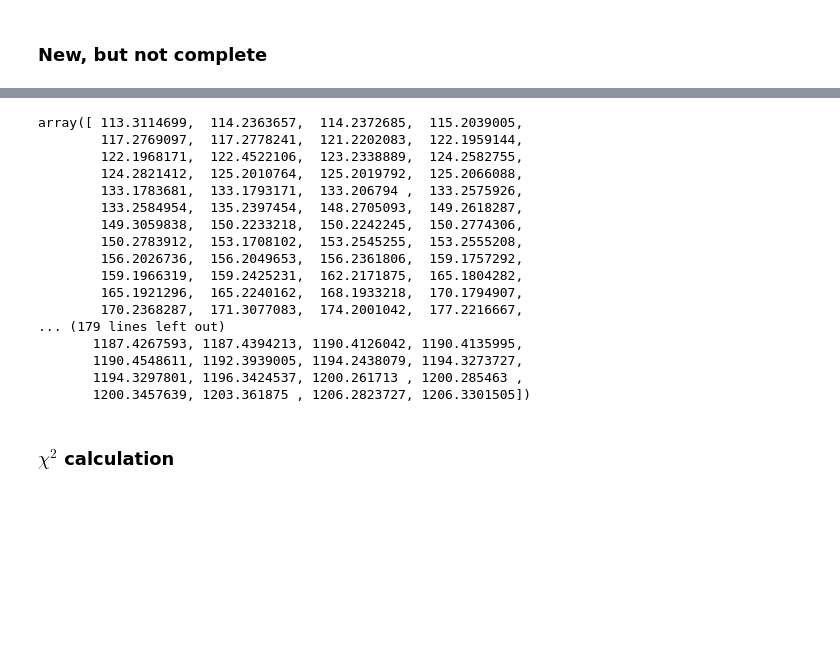
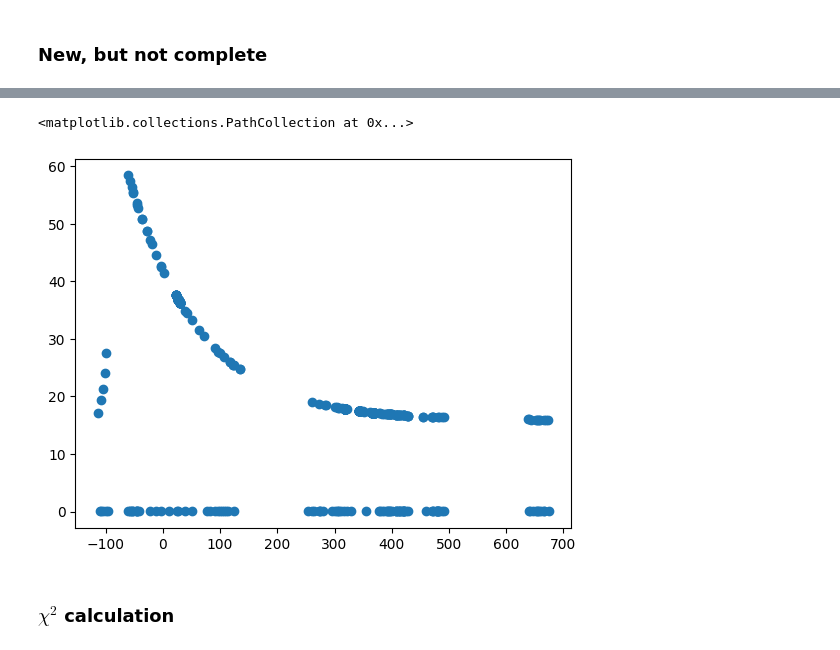
Before and after one commit to TimvdVuurst/FRP_TimvdVuurst, a Jupyter notebook: forced_photometry_2.ipynb, the cells around one changed output, grey strips where cells are left out. Cells and saved outputs as stored; diff of their text form; code cells hidden in the pictures; blank space fills up the shorter version.

```diff
--- a/forced_photometry_2.ipynb
+++ b/forced_photometry_2.ipynb
@@ -364,23 +365,10 @@ Relative error (%):  [0.17147781 0.10817615 1.192567   0.63689872 8.34933753 0.1
-# %%
-time_fit
-# %% [output]
-array([ 113.3114699,  114.2363657,  114.2372685,  115.2039005,
-        117.2769097,  117.2778241,  121.2202083,  122.1959144,
-        122.1968171,  122.4522106,  123.2338889,  124.2582755,
-        124.2821412,  125.2010764,  125.2019792,  125.2066088,
-        133.1783681,  133.1793171,  133.206794 ,  133.2575926,
-        133.2584954,  135.2397454,  148.2705093,  149.2618287,
-        149.3059838,  150.2233218,  150.2242245,  150.2774306,
-        150.2783912,  153.1708102,  153.2545255,  153.2555208,
-        156.2026736,  156.2049653,  156.2361806,  159.1757292,
-        159.1966319,  159.2425231,  162.2171875,  165.1804282,
-        165.1921296,  165.2240162,  168.1933218,  170.1794907,
-        170.2368287,  171.3077083,  174.2001042,  177.2216667,
-... (179 lines left out)
-       1187.4267593, 1187.4394213, 1190.4126042, 1190.4135995,
-       1190.4548611, 1192.3939005, 1194.2438079, 1194.3273727,
-       1194.3297801, 1196.3424537, 1200.261713 , 1200.285463 ,
-       1200.3457639, 1203.361875 , 1206.2823727, 1206.3301505])
+# %%
+BB_ratio_green(10**popt[-1]),BB_ratio_red(10**popt[-1]),BB_ratio(10**popt[-1],i_center,nu_0)
+
+plt.scatter(time_fit,gauss_exp(time_fit,v1,nu_0,*popt))
+# %% [output]
+<matplotlib.collections.PathCollection at 0x...>
+[figure, added]
 # %% [markdown]
 ### $\chi^2$ calculation
 # %%
```
Also changed, not shown: parts of 7 cells of this notebook, 1 other file.
